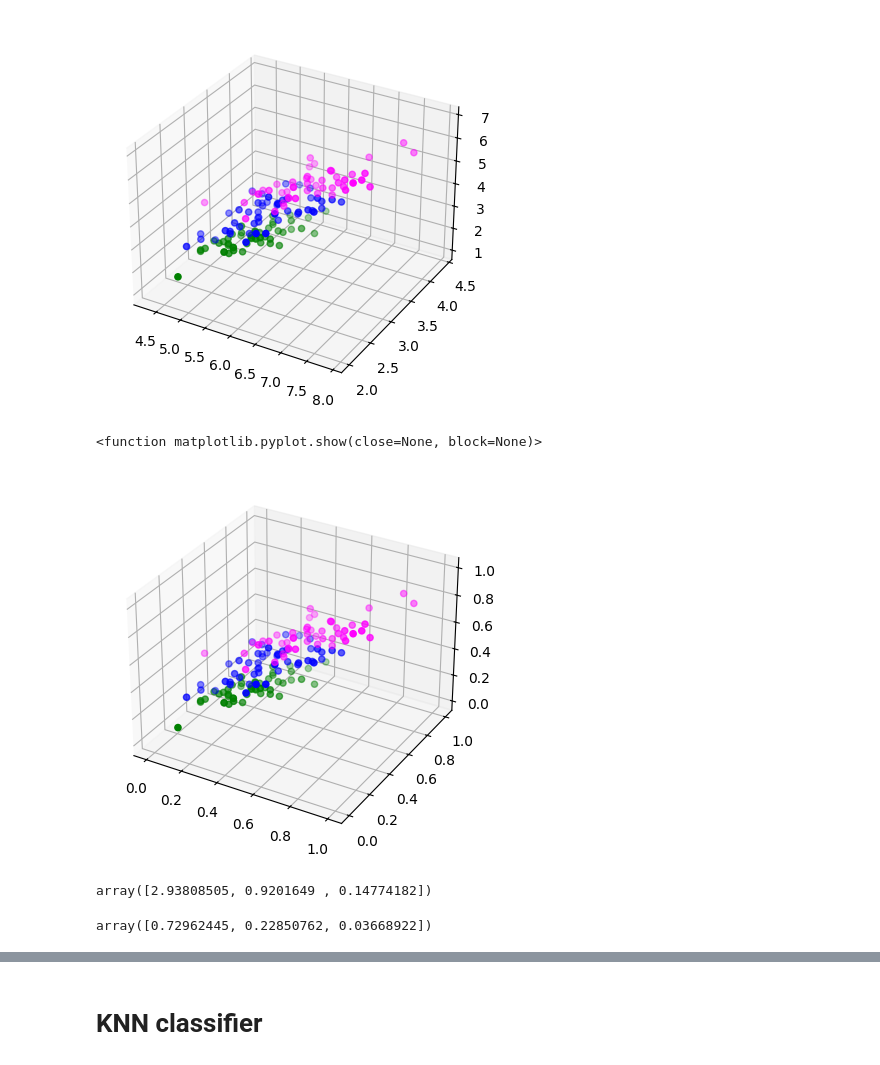
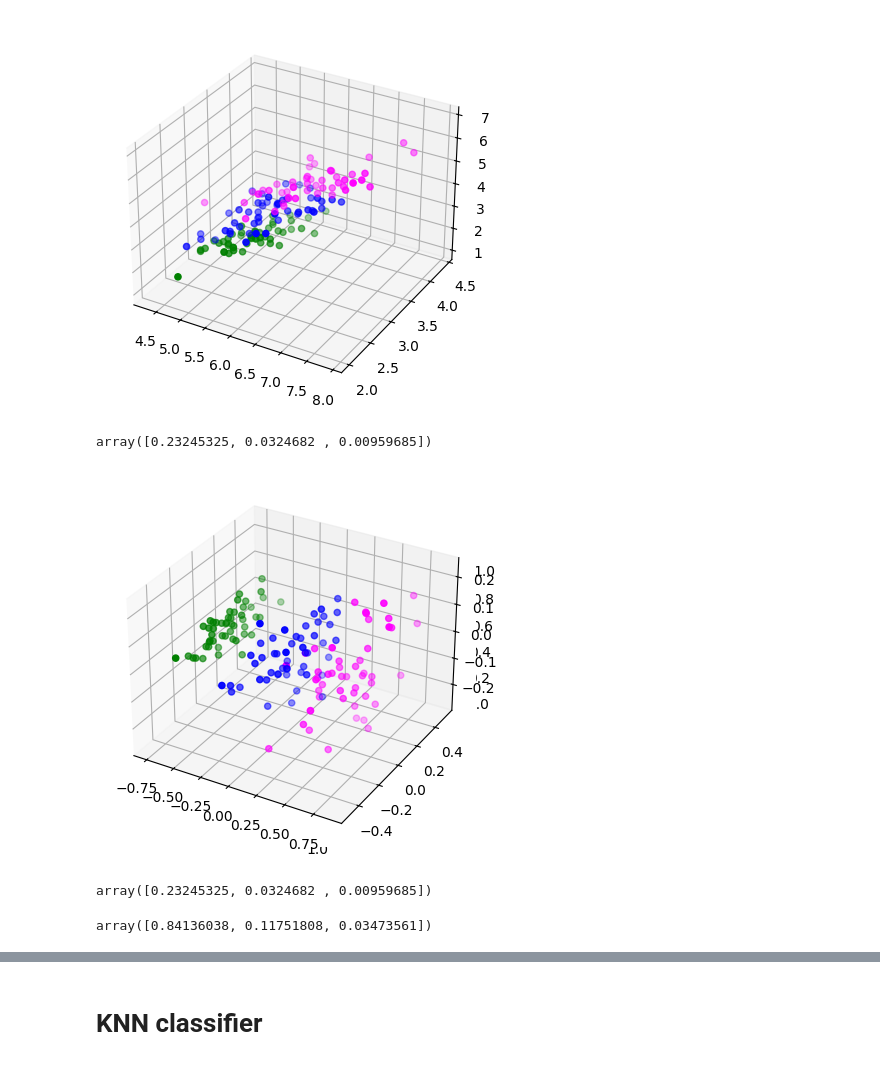
Before and after one commit to JanCipl/MLF, a Jupyter notebook: Lab_04/MPA_MLF_PCA_2_students.ipynb, the cells around one changed output, grey strips where cells are left out. Cells and saved outputs as stored; diff of their text form; code cells hidden in the pictures.

```diff
--- a/Lab_04/MPA_MLF_PCA_2_students.ipynb
+++ b/Lab_04/MPA_MLF_PCA_2_students.ipynb
@@ -77,31 +77,43 @@ plt.show
 # %%
 # Pre-processing is an important step, you can try either StandardScaler (zero mean, unit variance of features)
 # or MinMaxScaler (to interval from 0 to 1)
 from sklearn import preprocessing
 from sklearn.preprocessing import MinMaxScaler
 Xscaler = MinMaxScaler()
 Xpp=Xscaler.fit_transform(X)
 
 # define PCA object (three components), fit and transform the data
 #pca = decomposition.PCA(n_components=3)
 #pca.fit(Xpp)
 #Xpca = pca.transform(Xpp)
 #print(pca.get_covariance())
 # you can plot the transformed feature space in 3D:
 axes2=plt.axes(projection='3d')
 axes2.scatter3D(Xpp[y==0,0],Xpp[y==0,1],Xpp[y==0,2],color='green')
 axes2.scatter3D(Xpp[y==1,0],Xpp[y==1,1],Xpp[y==1,2],color='blue')
 axes2.scatter3D(Xpp[y==2,0],Xpp[y==2,1],Xpp[y==2,2],color='magenta')
 plt.show
+
+from sklearn import decomposition
+
+pca =decomposition.PCA(n_components=3)
+pca.fit(Xpp)
+Xpca=pca.transform(Xpp)
+
+axes3=plt.axes(projection='3d')
+axes3.scatter3D(Xpca[y==0,0],Xpca[y==0,1],Xpca[y==0,2],color='green')
+axes3.scatter3D(Xpca[y==1,0],Xpca[y==1,1],Xpca[y==1,2],color='blue')
+axes3.scatter3D(Xpca[y==2,0],Xpca[y==2,1],Xpca[y==2,2],color='magenta')
+pca.explained_variance_
 # %% [output]
-<function matplotlib.pyplot.show(close=None, block=None)>
+array([0.23245325, 0.0324682 , 0.00959685])
-[figure, old version]
+[figure, new version]
 # %%
 # Compute pca.explained_variance_ and pca.explained_cariance_ratio_values
 pca.explained_variance_
 # %% [output]
-array([2.93808505, 0.9201649 , 0.14774182])
+array([0.23245325, 0.0324682 , 0.00959685])
 # %%
 pca.explained_variance_ratio_
 # %% [output]
-array([0.72962445, 0.22850762, 0.03668922])
+array([0.84136038, 0.11751808, 0.03473561])
```
Also changed, not shown: parts of 3 cells of this notebook.
